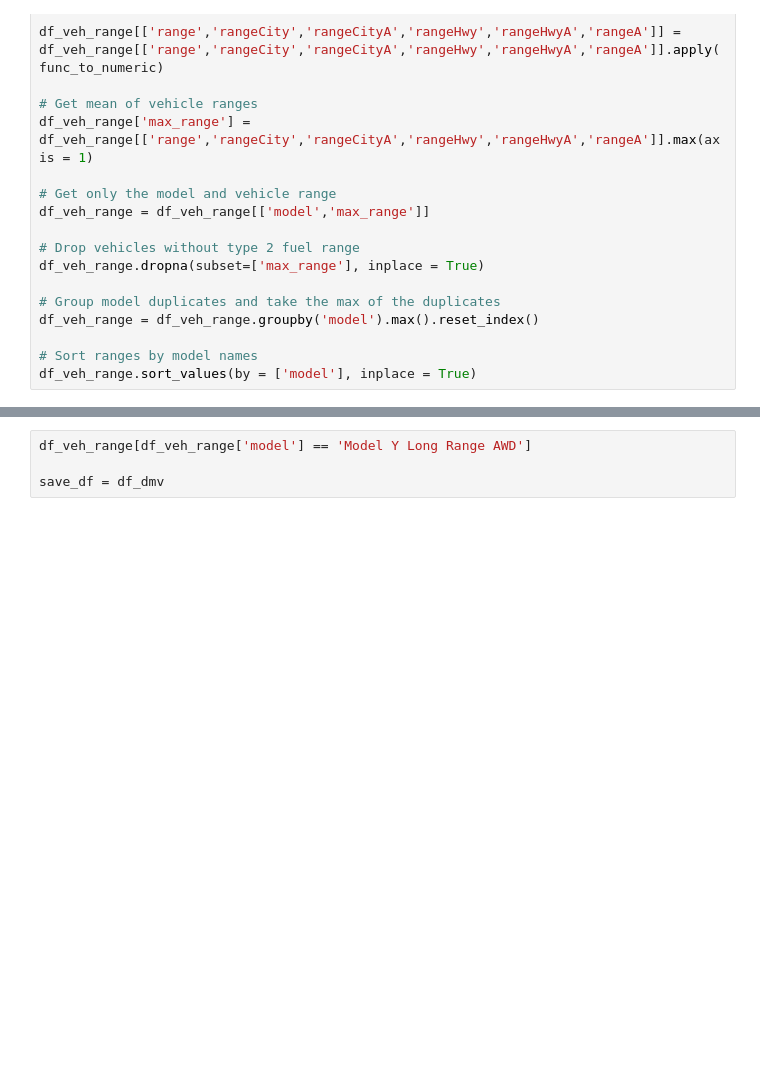
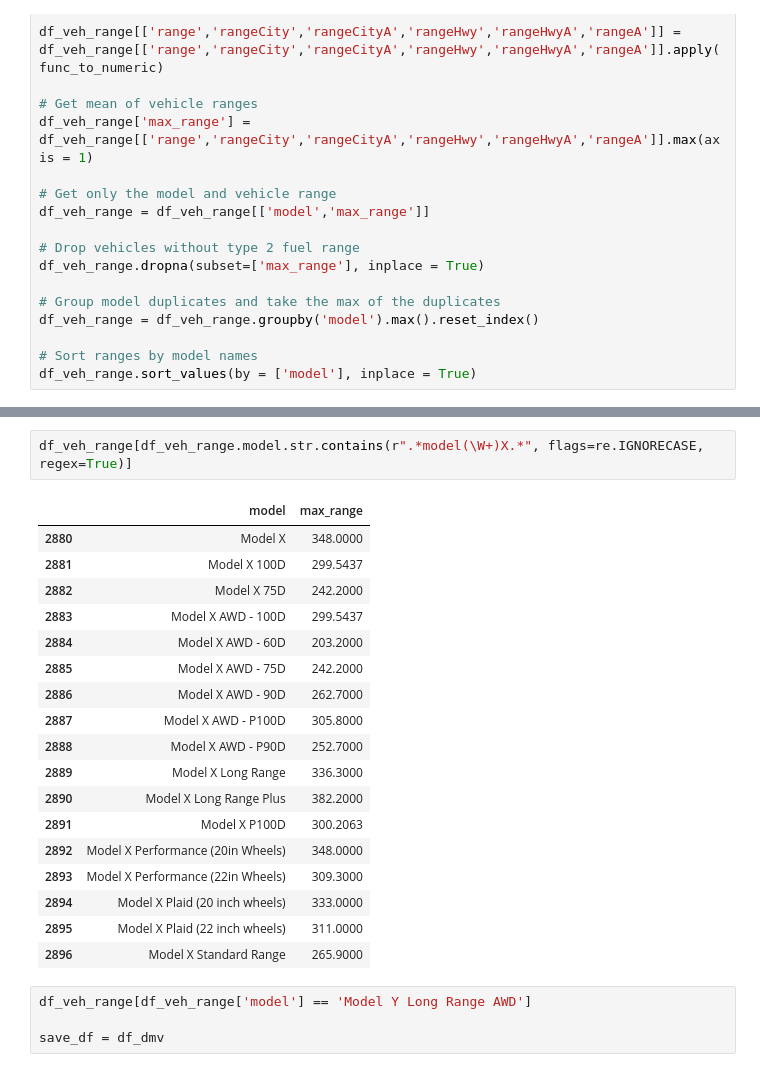
Before and after one commit to ct-spec-res/ev-load-forecast-nyc, a Jupyter notebook: src/vehicle-characteristics/nys-dmv.ipynb, the cells around one changed output, grey strips where cells are left out. Saved outputs shown, nothing was run; the diff lists cells and outputs as text; blank space fills up the shorter version.

```diff
--- a/src/vehicle-characteristics/nys-dmv.ipynb
+++ b/src/vehicle-characteristics/nys-dmv.ipynb
@@ -148,3 +283,24 @@ df_veh_range.sort_values(by = ['model'], inplace = True)
+# %%
+df_veh_range[df_veh_range.model.str.contains(r".*model(\W+)X.*", flags=re.IGNORECASE, regex=True)]
+# %% [output]
+|  | model | max_range |
+| 2880 | Model X | 348.0000 |
+| 2881 | Model X 100D | 299.5437 |
+| 2882 | Model X 75D | 242.2000 |
+| 2883 | Model X AWD - 100D | 299.5437 |
+| 2884 | Model X AWD - 60D | 203.2000 |
+| 2885 | Model X AWD - 75D | 242.2000 |
+| 2886 | Model X AWD - 90D | 262.7000 |
+| 2887 | Model X AWD - P100D | 305.8000 |
+| 2888 | Model X AWD - P90D | 252.7000 |
+| 2889 | Model X Long Range | 336.3000 |
+| 2890 | Model X Long Range Plus | 382.2000 |
+| 2891 | Model X P100D | 300.2063 |
+| 2892 | Model X Performance (20in Wheels) | 348.0000 |
+| 2893 | Model X Performance (22in Wheels) | 309.3000 |
+| 2894 | Model X Plaid (20 inch wheels) | 333.0000 |
+| 2895 | Model X Plaid (22 inch wheels) | 311.0000 |
+| 2896 | Model X Standard Range | 265.9000 |
 # %%
 df_veh_range[df_veh_range['model'] == 'Model Y Long Range AWD']
 
```
Also changed, not shown: parts of 19 cells of this notebook.
